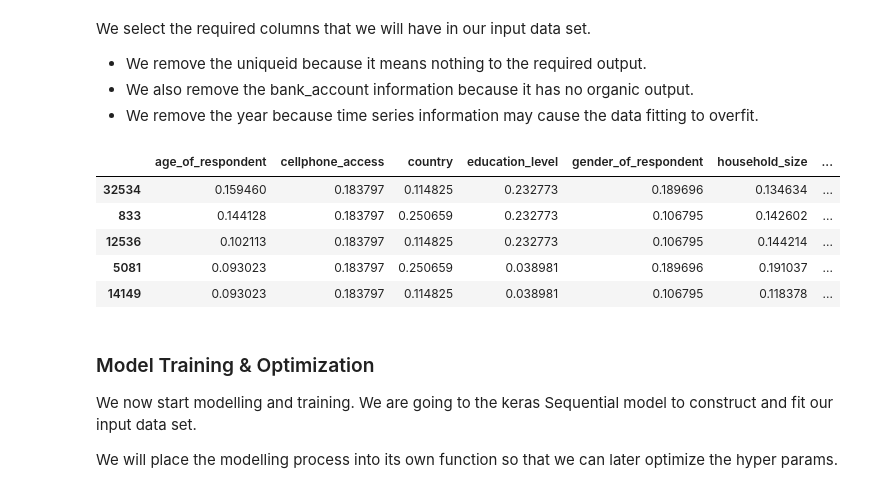
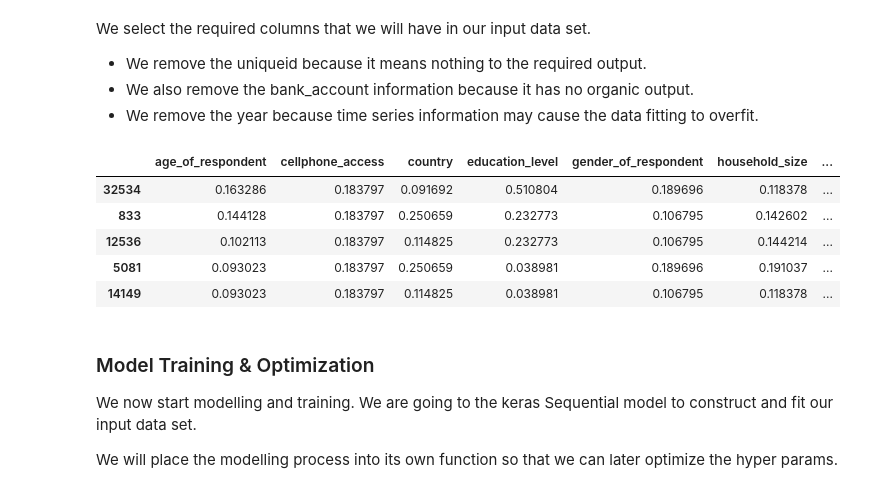
Before and after one commit to ashwynh21/financial_inclusion, a Jupyter notebook: main.ipynb, the cells around one changed output. Cells and saved outputs as stored; diff of their text form; code cells hidden in the pictures.

```diff
--- a/main.ipynb
+++ b/main.ipynb
@@ -123,18 +123,18 @@ We select the required columns that we will have in our input data set.
 - We also remove the bank_account information because it has no organic output.
 - We remove the year because time series information may cause the data fitting to overfit.
 # %%
-oversample = il.over_sampling.SMOTE(k_neighbors=24)
+oversample = il.over_sampling.SMOTE(k_neighbors=20)
 
 x, y = train_df[main_cols], train_df['bank_account']
 x, y = oversample.fit_resample(x, y)
 # lets take a look now
 
 # Split data into train and test sets
 x_train, x_test, y_train, y_test = train_test_split(x, y, test_size=0.3, random_state=42)
 x_train.head()
 # %% [output]
 |  | age_of_respondent | cellphone_access | country | education_level | gender_of_respondent | household_size | ... |
-| 32534 | 0.159460 | 0.183797 | 0.114825 | 0.232773 | 0.189696 | 0.134634 | ... |
+| 32534 | 0.163286 | 0.183797 | 0.091692 | 0.510804 | 0.189696 | 0.118378 | ... |
 | 833 | 0.144128 | 0.183797 | 0.250659 | 0.232773 | 0.106795 | 0.142602 | ... |
 | 12536 | 0.102113 | 0.183797 | 0.114825 | 0.232773 | 0.106795 | 0.144214 | ... |
 | 5081 | 0.093023 | 0.183797 | 0.250659 | 0.038981 | 0.189696 | 0.191037 | ... |
```
Also changed, not shown: parts of 2 cells of this notebook, 1 other file.
